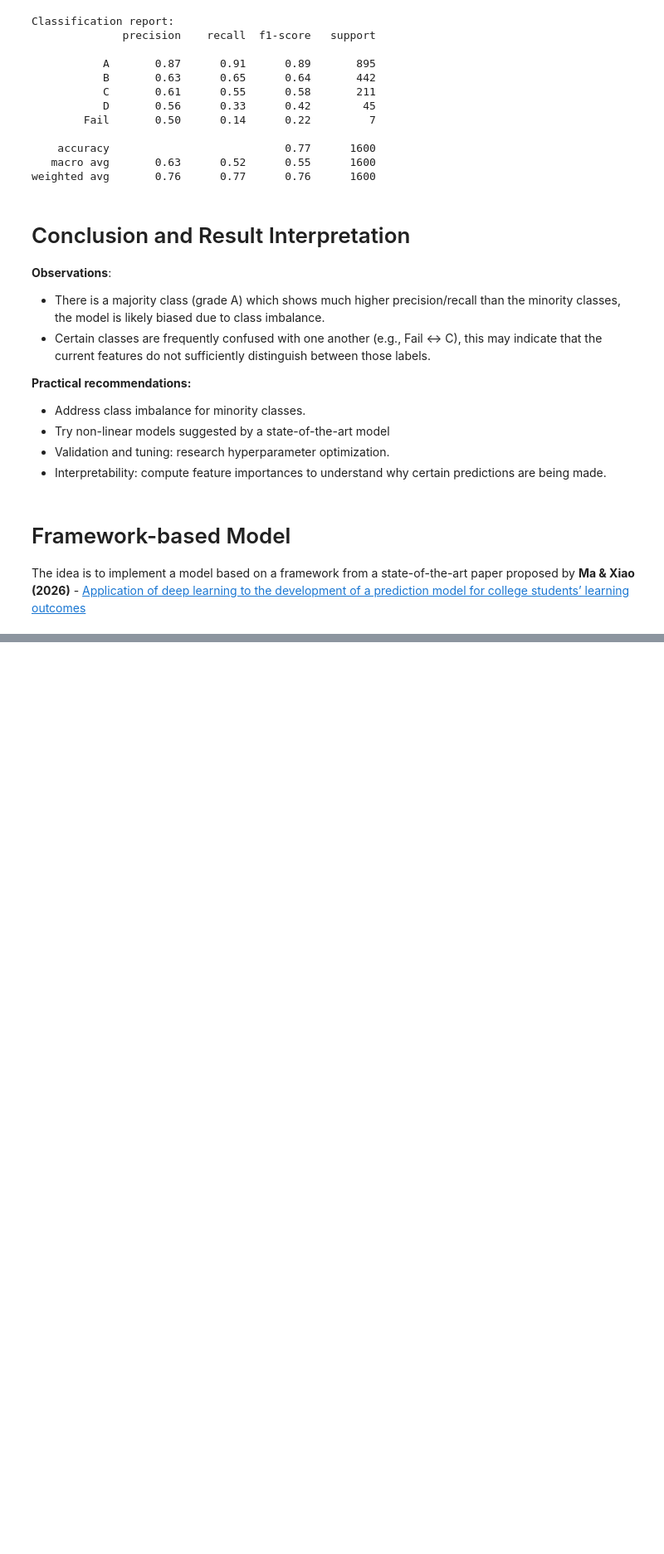
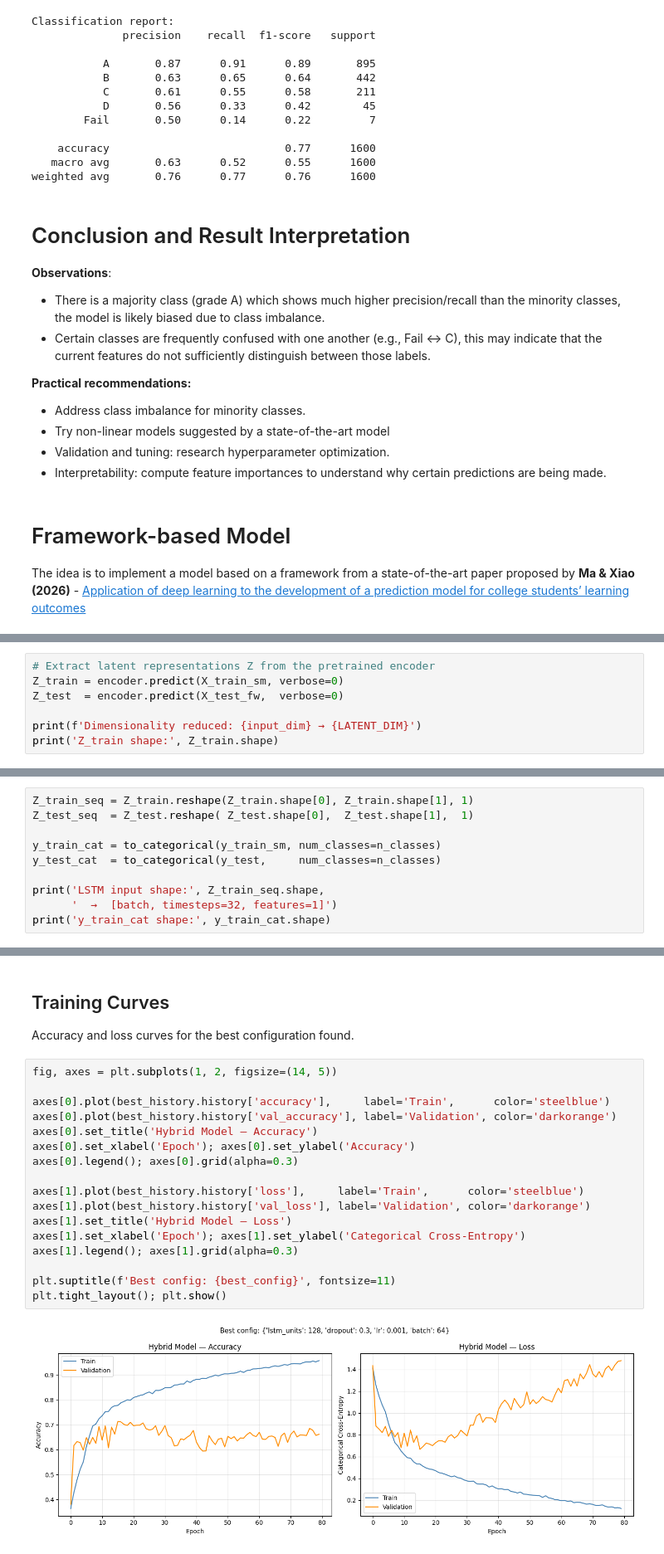
Before and after one commit to DanielContrerasCh/Student-Grade-Prediction, a Jupyter notebook: model.ipynb, the cells around one changed output, grey strips where cells are left out. Shown at 83% size. Saved outputs shown, nothing was run; the diff lists cells and outputs as text; blank space fills up the shorter version.

```diff
--- a/model.ipynb
+++ b/model.ipynb
@@ -473,0 +499,7 @@ weighted avg       0.75      0.76      0.75      1600
+# %%
+# Extract latent representations Z from the pretrained encoder
+Z_train = encoder.predict(X_train_sm, verbose=0)
+Z_test  = encoder.predict(X_test_fw,  verbose=0)
+
+print(f'Dimensionality reduced: {input_dim} → {LATENT_DIM}')
+print('Z_train shape:', Z_train.shape)
@@ -473,0 +516,10 @@ weighted avg       0.75      0.76      0.75      1600
+# %%
+Z_train_seq = Z_train.reshape(Z_train.shape[0], Z_train.shape[1], 1)
+Z_test_seq  = Z_test.reshape( Z_test.shape[0],  Z_test.shape[1],  1)
+
+y_train_cat = to_categorical(y_train_sm, num_classes=n_classes)
+y_test_cat  = to_categorical(y_test,     num_classes=n_classes)
+
+print('LSTM input shape:', Z_train_seq.shape,
+      '  →  [batch, timesteps=32, features=1]')
+print('y_train_cat shape:', y_train_cat.shape)
@@ -473,0 +603,23 @@ weighted avg       0.75      0.76      0.75      1600
+# %% [markdown]
+## Training Curves
+
+Accuracy and loss curves for the best configuration found.
+# %%
+fig, axes = plt.subplots(1, 2, figsize=(14, 5))
+
+axes[0].plot(best_history.history['accuracy'],     label='Train',      color='steelblue')
+axes[0].plot(best_history.history['val_accuracy'], label='Validation', color='darkorange')
+axes[0].set_title('Hybrid Model — Accuracy')
+axes[0].set_xlabel('Epoch'); axes[0].set_ylabel('Accuracy')
+axes[0].legend(); axes[0].grid(alpha=0.3)
+
+axes[1].plot(best_history.history['loss'],     label='Train',      color='steelblue')
+axes[1].plot(best_history.history['val_loss'], label='Validation', color='darkorange')
+axes[1].set_title('Hybrid Model — Loss')
+axes[1].set_xlabel('Epoch'); axes[1].set_ylabel('Categorical Cross-Entropy')
+axes[1].legend(); axes[1].grid(alpha=0.3)
+
+plt.suptitle(f'Best config: {best_config}', fontsize=11)
+plt.tight_layout(); plt.show()
+# %% [output]
+[figure, added]
```
Also changed, not shown: parts of 26 cells of this notebook, 5 other files.
